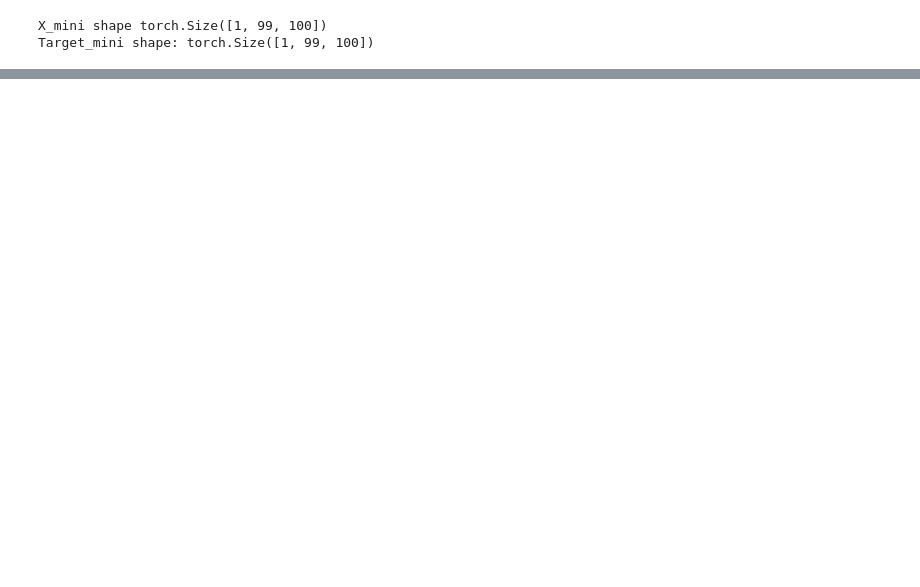
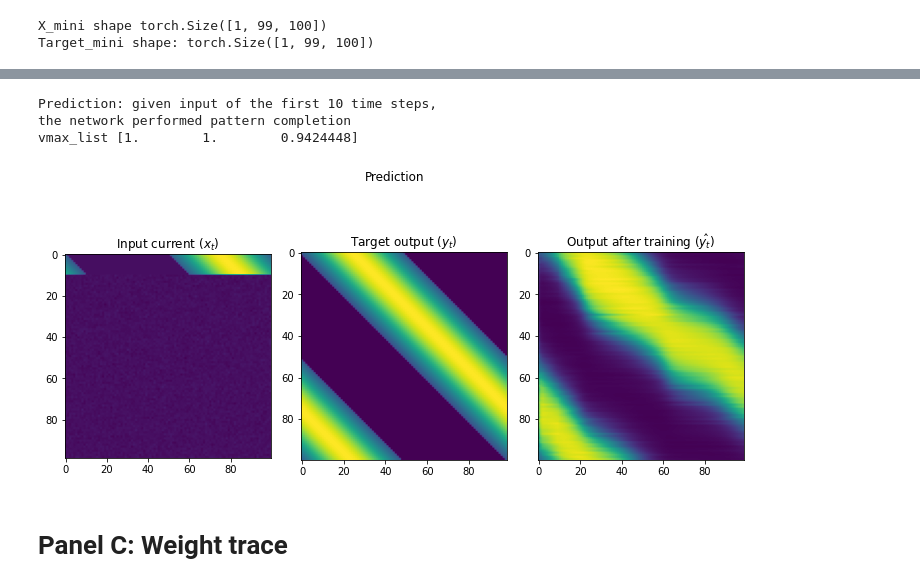
Before and after one commit to margotwagner/HCPrediction, a Jupyter notebook: notebooks/analyze-remap.ipynb, the cells around one changed output, grey strips where cells are left out. Saved outputs shown, nothing was run; the diff lists cells and outputs as text; code cells hidden in the pictures; blank space fills up the shorter version.

```diff
--- a/notebooks/analyze-remap.ipynb
+++ b/notebooks/analyze-remap.ipynb
@@ -79,0 +149,33 @@ FileNotFoundError: [Errno 2] No such file or directory: 'Elman_SGD/Remap_predlos
+# %%
+X_noise[:, :10, :] = X_mini[:, :10, :]
+output_null, _ = model(X_noise, torch.zeros((1, 1, HN)))
+output_p = output_null.detach().numpy()[0, :, :].T
+title_list = [
+    "Input current ($x_t$)",
+    "Target output ($y_t$)",
+    "Output after training ($\hat{y_t}$)",
+]
+vmax_list = np.array([X_noise.max(), Target_p.max(), output_p.max()])
+# %%
+fig, axes = plt.subplots(1, 3, figsize=(10, 5))
+data = [X_noise[0, :, :], Target_p, output_p]
+
+for i in range(3):
+    axes[i].imshow(data[i])
+    axes[i].set_title(title_list[i])
+
+plt.suptitle("Prediction")
+plt.tight_layout()
+
+print(
+    "Prediction: given input of the first 10 time steps, \nthe network performed pattern completion"
+)
+print("vmax_list", vmax_list)
+plt.show()
+# %% [output]
+Prediction: given input of the first 10 time steps,
+the network performed pattern completion
+vmax_list [1.        1.        0.9424448]
+[figure, added]
+# %% [markdown]
+# Panel C: Weight trace
```
Also changed, not shown: parts of 22 cells of this notebook, 1 other file.
